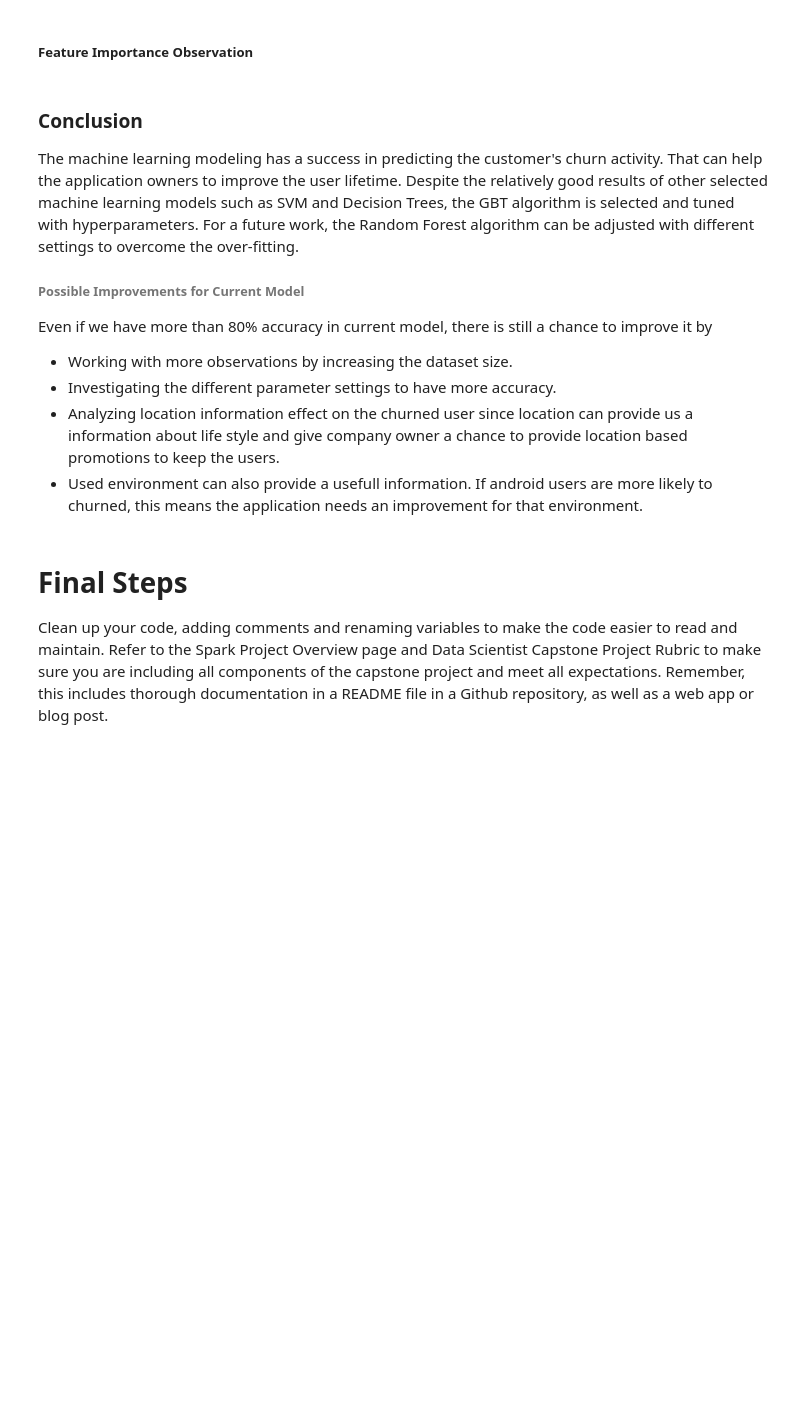
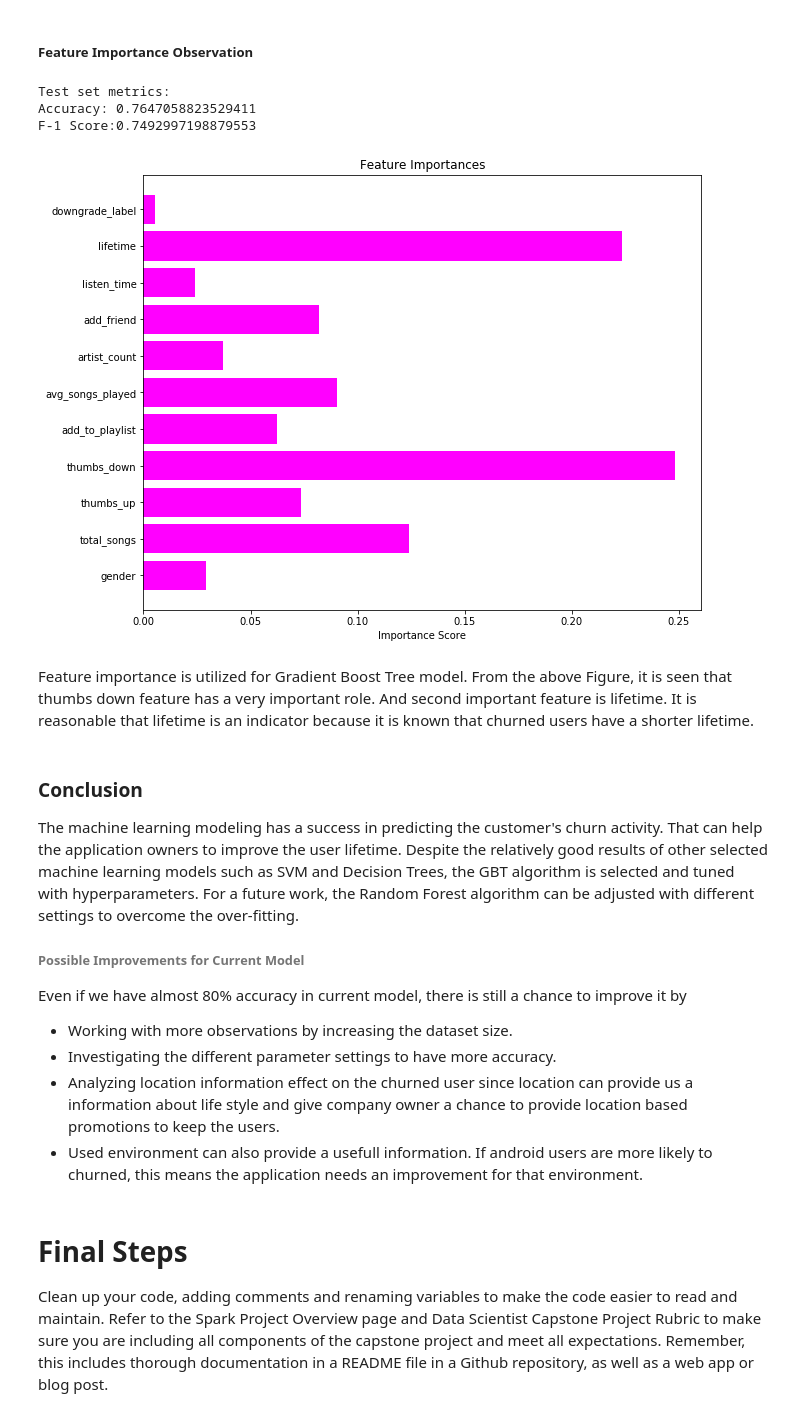
Before and after one commit to cdumen/DataScientist_Capstone, a Jupyter notebook: Sparkify.ipynb, the cells around one changed output. Saved outputs shown, nothing was run; the diff lists cells and outputs as text; code cells hidden in the pictures; blank space fills up the shorter version.

```diff
--- a/Sparkify.ipynb
+++ b/Sparkify.ipynb
@@ -1241,12 +1269,39 @@ print('F-1 Score:{}'.format(evaluator.evaluate(results, {evaluator.metricName: "
 # %% [markdown]
 ##### Feature Importance Observation
+# %%
+gbt_best = GBTClassifier(maxIter=10,seed=45)
+gbt_best_model = gbt_best.fit(train)
+results_final = gbt_best_model.transform(test)
+# %%
+evaluator = MulticlassClassificationEvaluator(predictionCol="prediction")
+print('Test set metrics:')
+print('Accuracy: {}'.format(evaluator.evaluate(results_final, {evaluator.metricName: "accuracy"})))
+print('F-1 Score:{}'.format(evaluator.evaluate(results_final, {evaluator.metricName: "f1"})))
+# %% [output]
+Test set metrics:
+Accuracy: 0.7647058823529411
+F-1 Score:0.7492997198879553
+# %%
+features = gbt_best_model.featureImportances.values
+features_labels = ['gender', 'total_songs', 'thumbs_up', 'thumbs_down', 'add_to_playlist',
+                   'avg_songs_played', 'artist_count', 'add_friend', 'listen_time', 'lifetime', 'downgrade_label' ]
+y_pos = np.arange(len(features_labels))
+plt.figure(figsize=(10,8))
+plt.barh(y_pos, features, align='center', color = 'magenta')
+plt.yticks(y_pos, features_labels)
+plt.xlabel('Importance Score')
+plt.title('Feature Importances');
+# %% [output]
+[figure, added]
+# %% [markdown]
+Feature importance is utilized for Gradient Boost Tree model. From the above Figure, it is seen that thumbs down feature has a very important role. And second important feature is lifetime. It is reasonable that lifetime is an indicator because it is known that churned users have a shorter lifetime.
 # %% [markdown]
 ### Conclusion
 
 The machine learning modeling has a success in predicting the customer's churn activity. That can help the application owners to improve the user lifetime. Despite the relatively good results of other selected machine learning models such as SVM and Decision Trees, the GBT algorithm is selected and tuned with hyperparameters. For a future work, the Random Forest algorithm can be adjusted with different settings to overcome the over-fitting.
 
 ###### Possible Improvements for Current Model
-Even if we have more than 80% accuracy in current model, there is still a chance to improve it by
+Even if we have almost 80% accuracy in current model, there is still a chance to improve it by
 * Working with more observations by increasing the dataset size.
 * Investigating the different parameter settings to have more accuracy.
 * Analyzing location information effect on the churned user since location can provide us a information about life style and give company owner a chance to provide location based promotions to keep the users.
```
Also changed, not shown: parts of 9 cells of this notebook, 2 other files.
